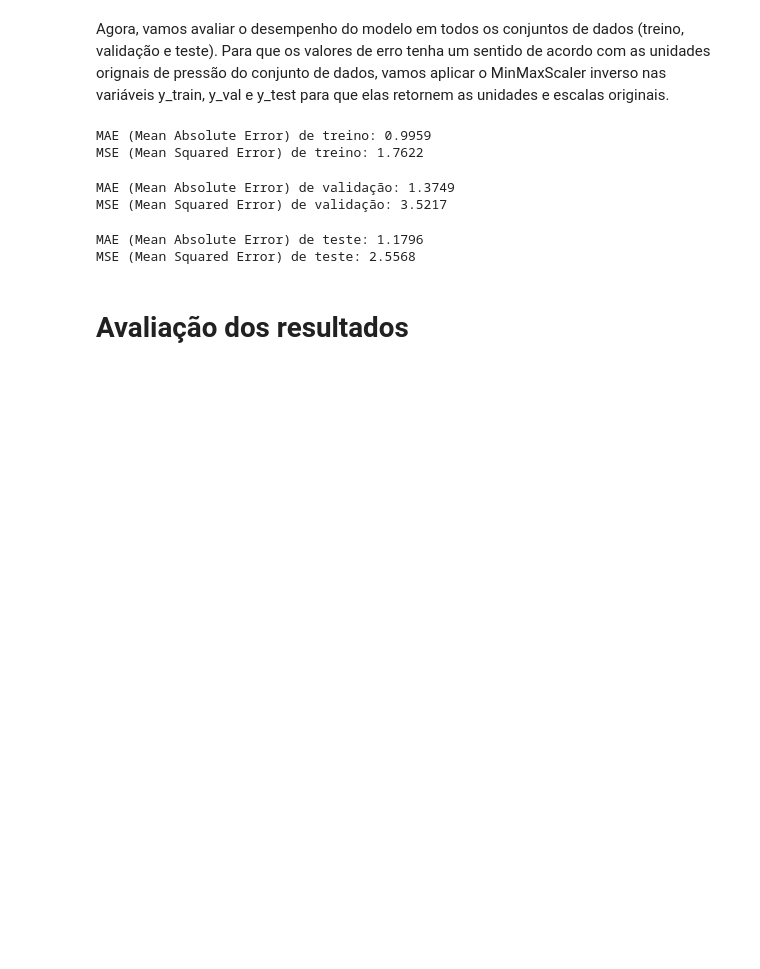
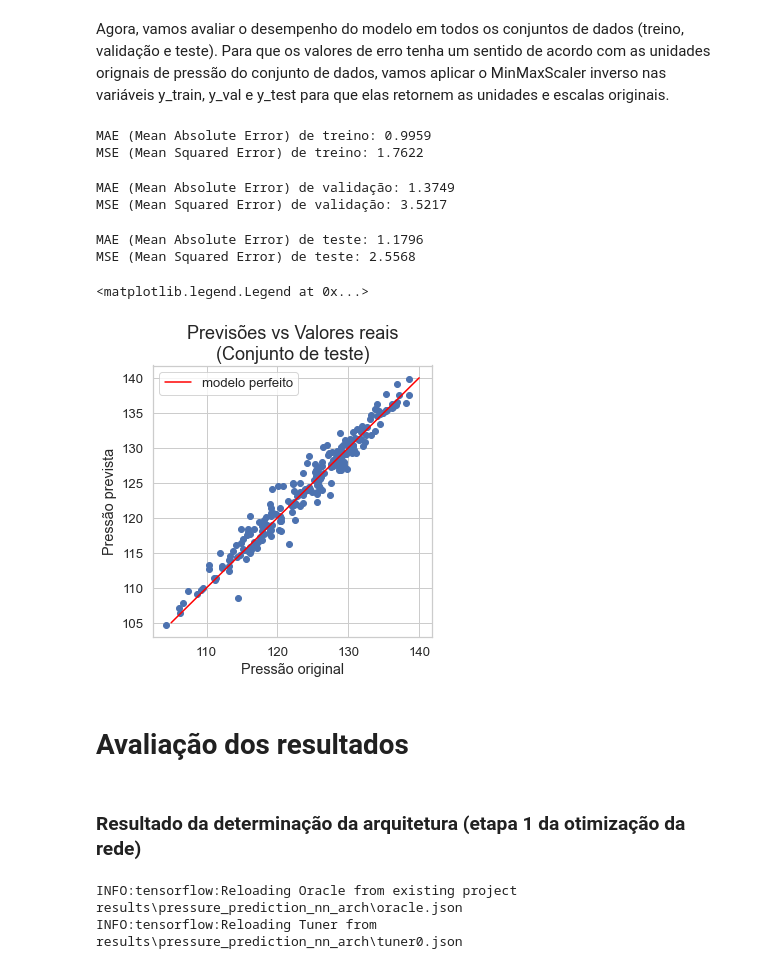
Before and after one commit to bruno-accioli/pressure-prediction-regression, a Jupyter notebook: train.ipynb, the cells around one changed output. Drawn from its saved outputs; the diff is of its cells as text; code cells hidden in the pictures; blank space fills up the shorter version.

Commit message:
Análise dos resultados

```diff
--- a/train.ipynb
+++ b/train.ipynb
@@ -483,5 +483,16 @@ print(f"MSE (Mean Squared Error) de teste: {mse_test:.4f}")
 # %% [output]
 MAE (Mean Absolute Error) de teste: 1.1796
 MSE (Mean Squared Error) de teste: 2.5568
+# %%
+fig, ax = plt.subplots(figsize=(5, 5))
+ax.scatter(y_test_orig, test_pred)
+ax.plot([105, 140], [105, 140], color='red', label='modelo perfeito')
+ax.set_xlabel('Pressão original')
+ax.set_ylabel('Pressão prevista')
+ax.set_title('Previsões vs Valores reais\n(Conjunto de teste)', size=18)
+plt.legend()
+# %% [output]
+<matplotlib.legend.Legend at 0x...>
+[figure, added]
 # %% [markdown]
 # Avaliação dos resultados
@@ -487,0 +506,8 @@ MSE (Mean Squared Error) de teste: 2.5568
+# %% [markdown]
+### Resultado da determinação da arquitetura (etapa 1 da otimização da rede)
+# %%
+tuner = CustomRandomSearch(build_model, objective='mse', max_trials=20,
+                           directory='results', project_name='pressure_prediction_nn_arch')
+# %% [output]
+INFO:tensorflow:Reloading Oracle from existing project results\pressure_prediction_nn_arch\oracle.json
+INFO:tensorflow:Reloading Tuner from results\pressure_prediction_nn_arch\tuner0.json
```
Also changed, not shown: parts of 12 cells of this notebook.
